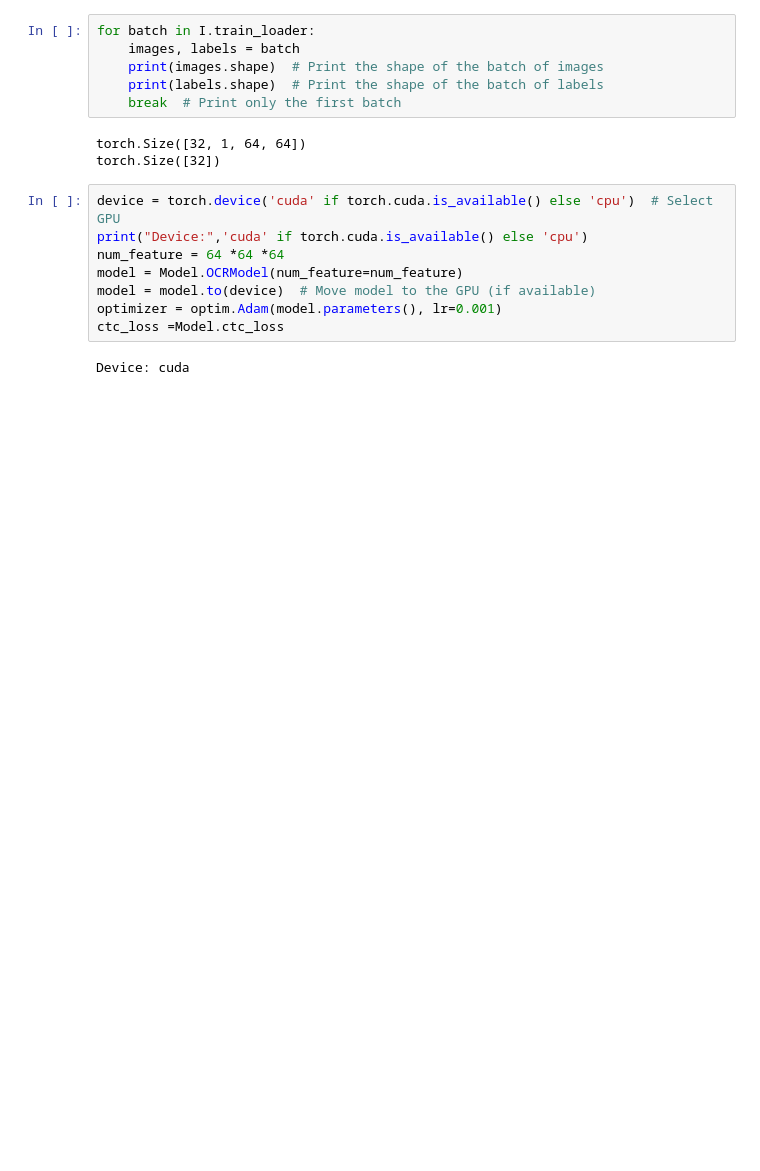
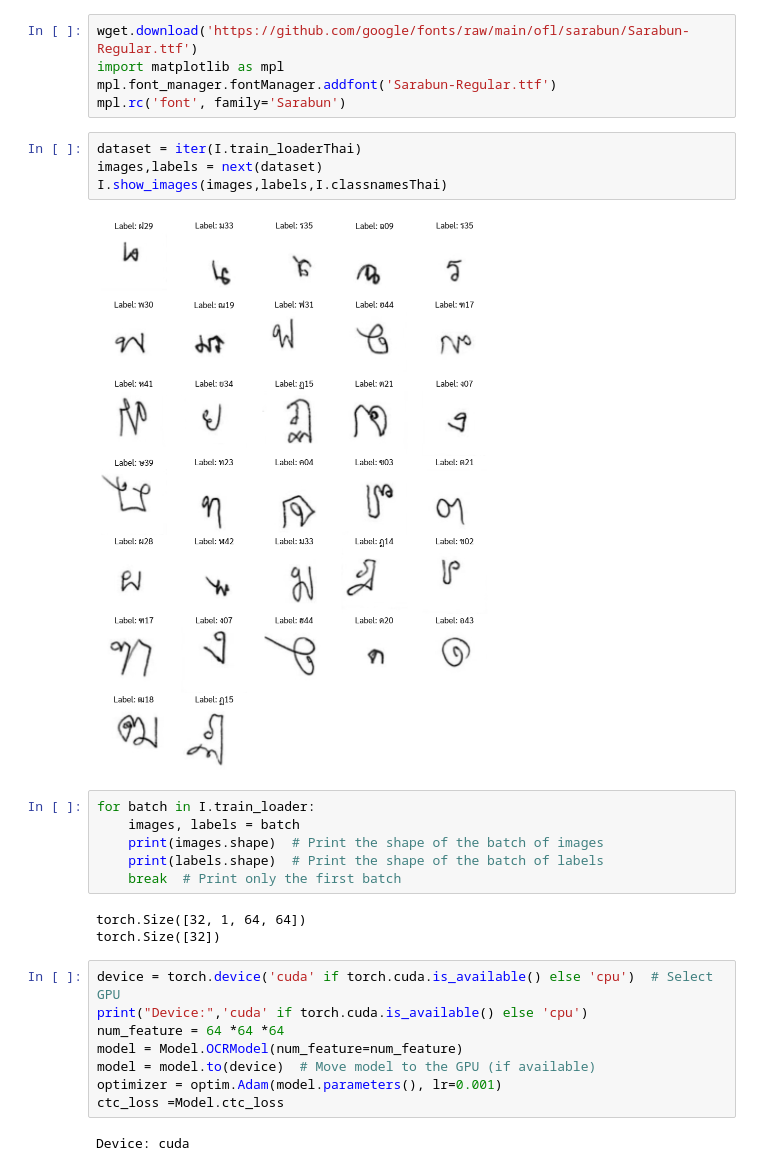
Before and after one commit to Meena-Ola/EGCO486-OCR, a Jupyter notebook: main.ipynb, the cells around one changed output. Cells and saved outputs as stored; diff of their text form; blank space fills up the shorter version.

```diff
--- a/main.ipynb
+++ b/main.ipynb
@@ -10,3 +16,14 @@ import os
+# %%
+wget.download('https://github.com/google/fonts/raw/main/ofl/sarabun/Sarabun-Regular.ttf')
+import matplotlib as mpl
+mpl.font_manager.fontManager.addfont('Sarabun-Regular.ttf')
+mpl.rc('font', family='Sarabun')
+# %%
+dataset = iter(I.train_loaderThai)
+images,labels = next(dataset)
+I.show_images(images,labels,I.classnamesThai)
+# %% [output]
+[figure, added]
 # %%
 for batch in I.train_loader:
     images, labels = batch
```
Also changed, not shown: parts of 15 cells of this notebook, 8 other files.
